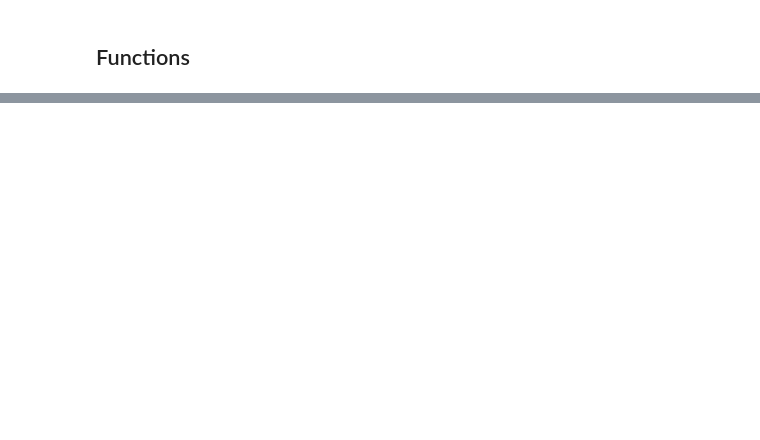
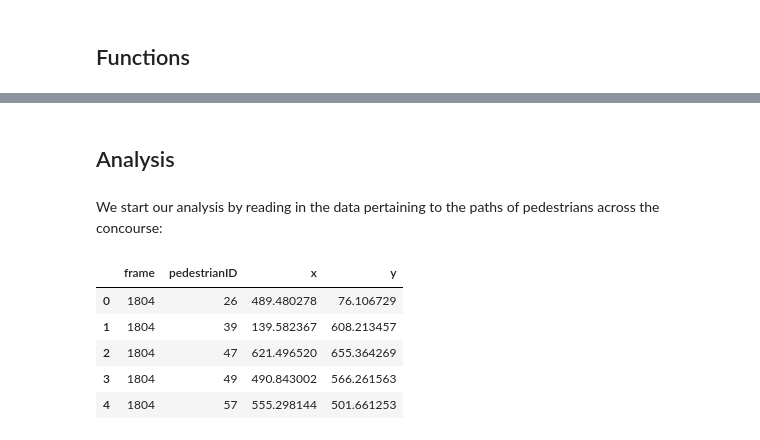
Before and after one commit to ksuchak1990/sense_practical, a Jupyter notebook: notebooks/3_birth_rate_calibration.ipynb, the cells around one changed output, grey strips where cells are left out. Drawn from its saved outputs; the diff is of its cells as text; code cells hidden in the pictures; blank space fills up the shorter version.

```diff
--- a/notebooks/3_birth_rate_calibration.ipynb
+++ b/notebooks/3_birth_rate_calibration.ipynb
@@ -20,0 +34,2 @@ from stationsim_gcs import Model
+# %%
+combined_frames_path = '../data/outputs/combined_frames.csv'
@@ -38,3 +97,18 @@ def get_error(observed_results, model_results):
                't_max': t_max,
                'rate': model_results['rate']}
     return results
+# %% [markdown]
+## Analysis
+# %% [markdown]
+We start our analysis by reading in the data pertaining to the paths of pedestrians across the concourse:
+# %%
+# Read in data
+data = pd.read_csv(combined_frames_path)
+data.head()
+# %% [output]
+|  | frame | pedestrianID | x | y |
+| 0 | 1804 | 26 | 489.480278 | 76.106729 |
+| 1 | 1804 | 39 | 139.582367 | 608.213457 |
+| 2 | 1804 | 47 | 621.496520 | 655.364269 |
+| 3 | 1804 | 49 | 490.843002 | 566.261563 |
+| 4 | 1804 | 57 | 555.298144 | 501.661253 |
```
Also changed, not shown: parts of 57 cells of this notebook.
